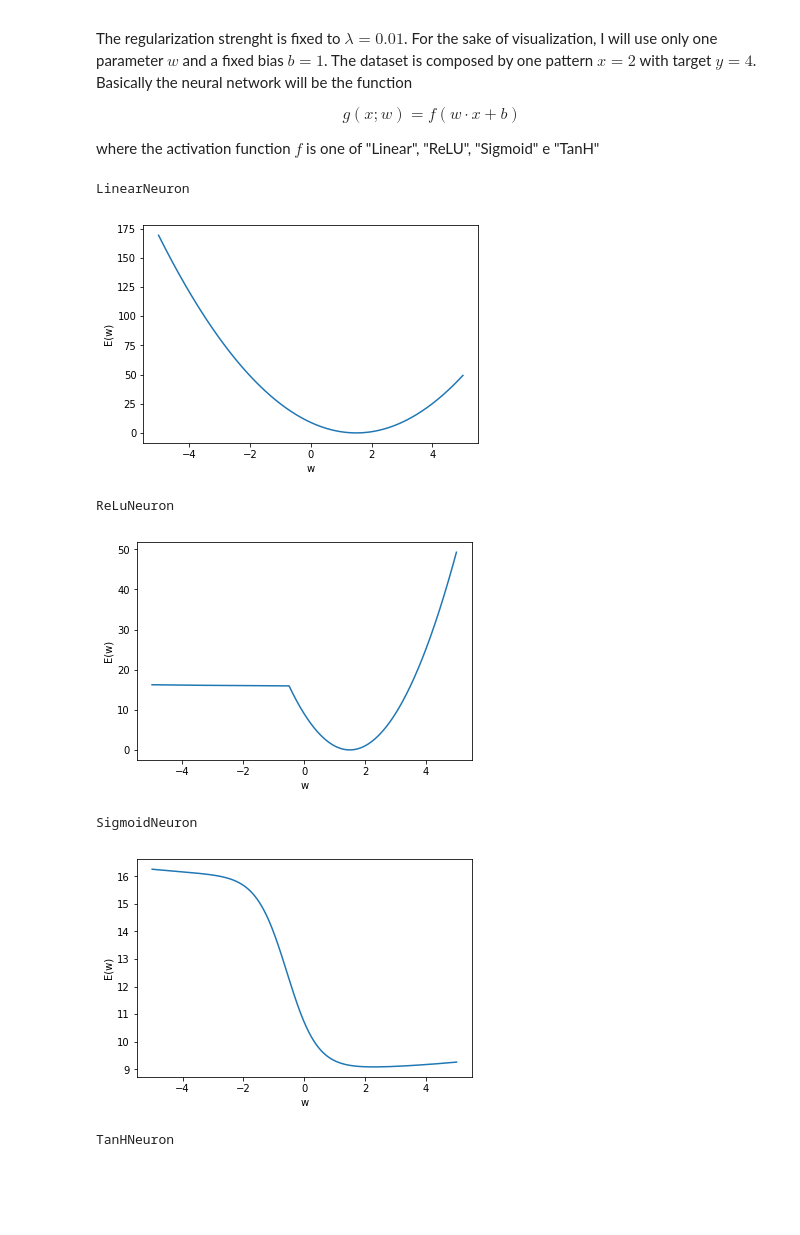
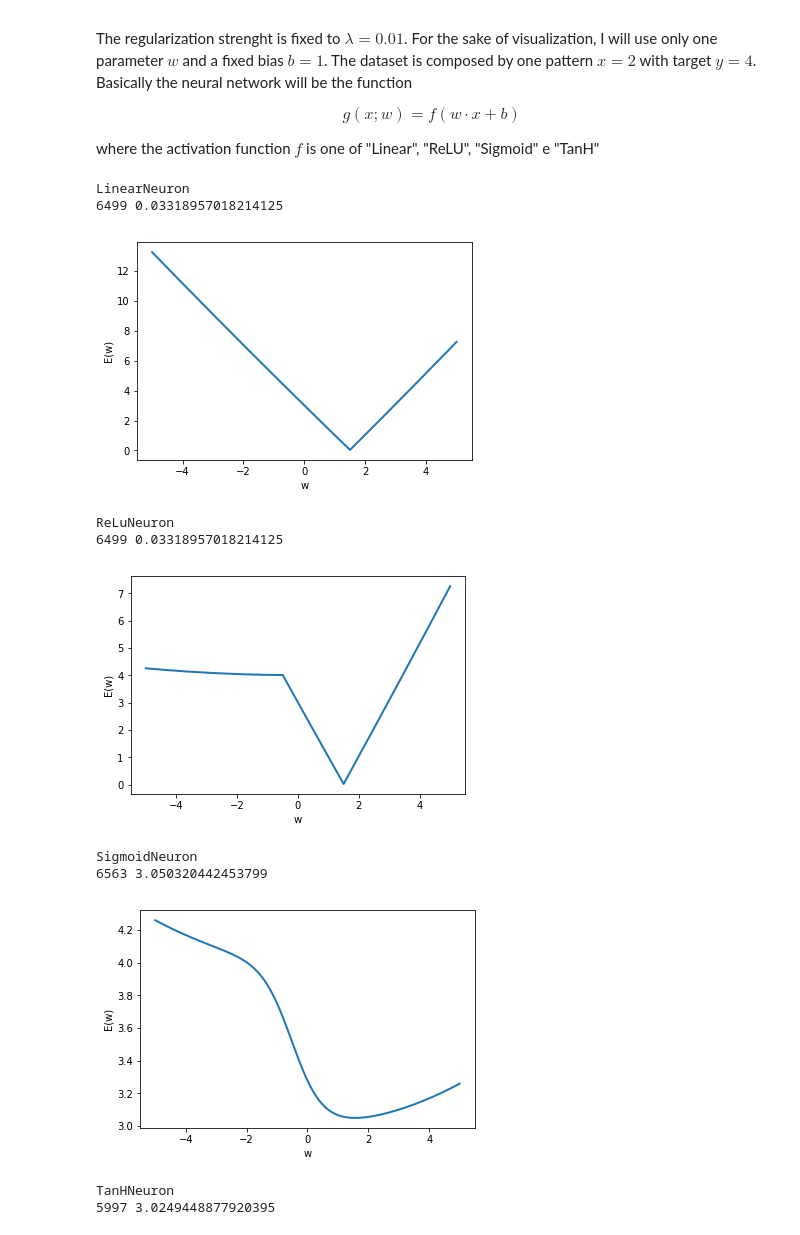
Before and after one commit to davide-serramazza/MLExam, a Jupyter notebook: src/convexity_study.ipynb, the cells around one changed output. Cells and saved outputs as stored; diff of their text form; code cells hidden in the pictures; blank space fills up the shorter version.

```diff
--- a/src/convexity_study.ipynb
+++ b/src/convexity_study.ipynb
@@ -20,13 +21,14 @@ x = [[2]]
 y = np.array([4])
 
 # objective function
-loss_object = SquaredError()
+mse = SquaredError()
+mee = EuclideanError()
 # network architecture
 architecture = [1, 1]
 # domain of objective function [-5,5]
 weights = np.linspace(-5, 5, 10000)
 
-def compute_loss(network, weights):
+def compute_loss(network, weights, loss_object):
     loss_values = [] # list of losses
     for w in weights:
         current_w = [w, 1] # bias 1
@@ -37,23 +39,28 @@ def compute_loss(network, weights):
     return loss_values
 
 def plot_loss_vs_weight(weights, loss_values):
-    plt.plot(weights, loss_values)
+    plt.plot(weights, loss_values, linewidth=2)
     plt.xlabel("w")
     plt.ylabel("E(w)")
     plt.show()
 # %%
 activations = [LinearNeuron, ReLuNeuron, SigmoidNeuron, TanHNeuron]
 
 for activation in activations:
     print activation.__name__
     network = Network(architecture, [InputNeuron, activation])
-    loss_values = compute_loss(network, weights)
+    loss_values = compute_loss(network, weights, mee)
+    print np.argmin(loss_values), min(loss_values)
     plot_loss_vs_weight(weights, loss_values)
 # %% [output]
 LinearNeuron
+6499 0.03318957018214125
-[figure, old version]
+[figure, new version]
 ReLuNeuron
+6499 0.03318957018214125
-[figure, old version]
+[figure, new version]
 SigmoidNeuron
+6563 3.050320442453799
-[figure, old version]
+[figure, new version]
 TanHNeuron
+5997 3.0249448877920395
```
Also changed, not shown: parts of 2 cells of this notebook, 8 other files.
